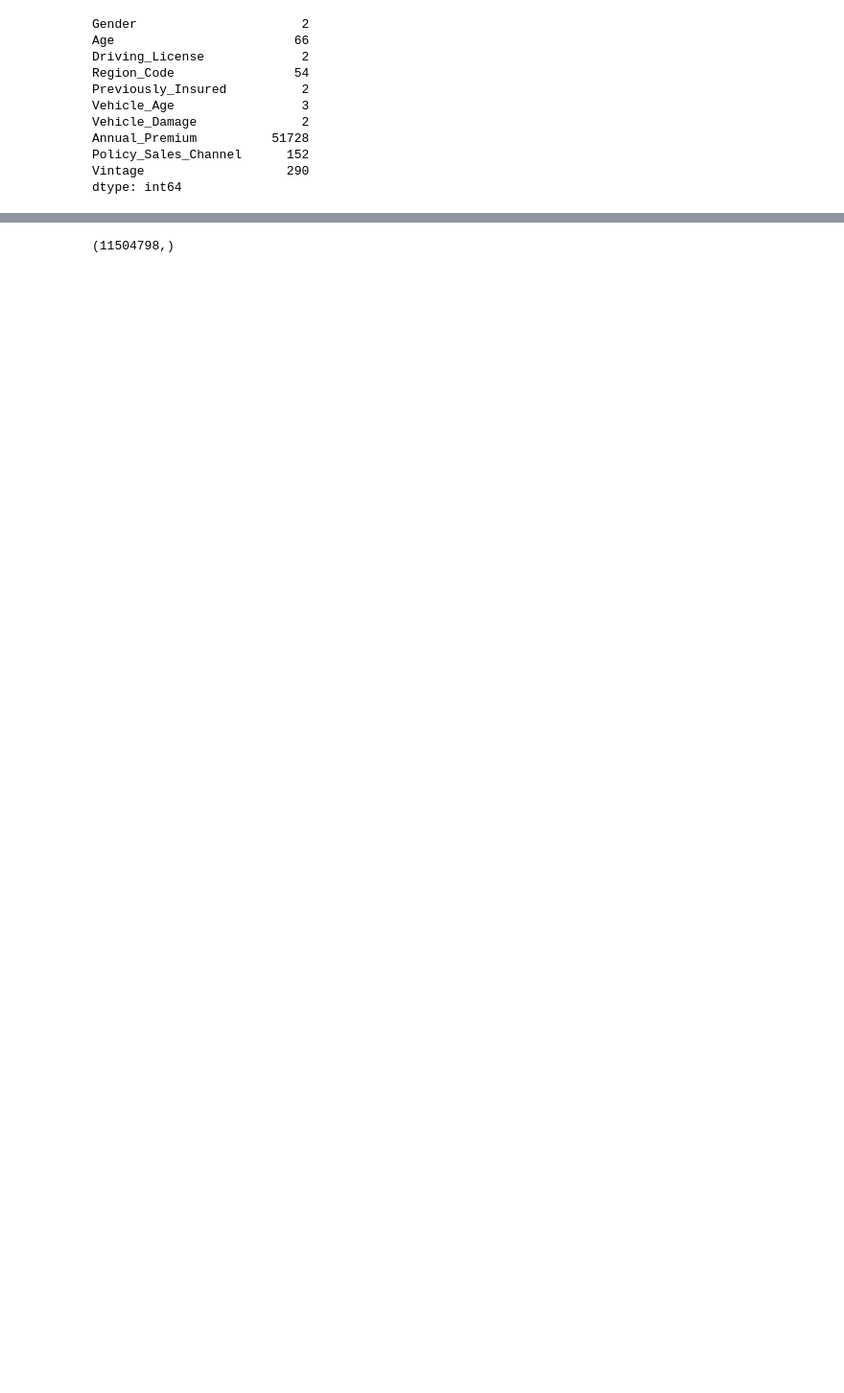
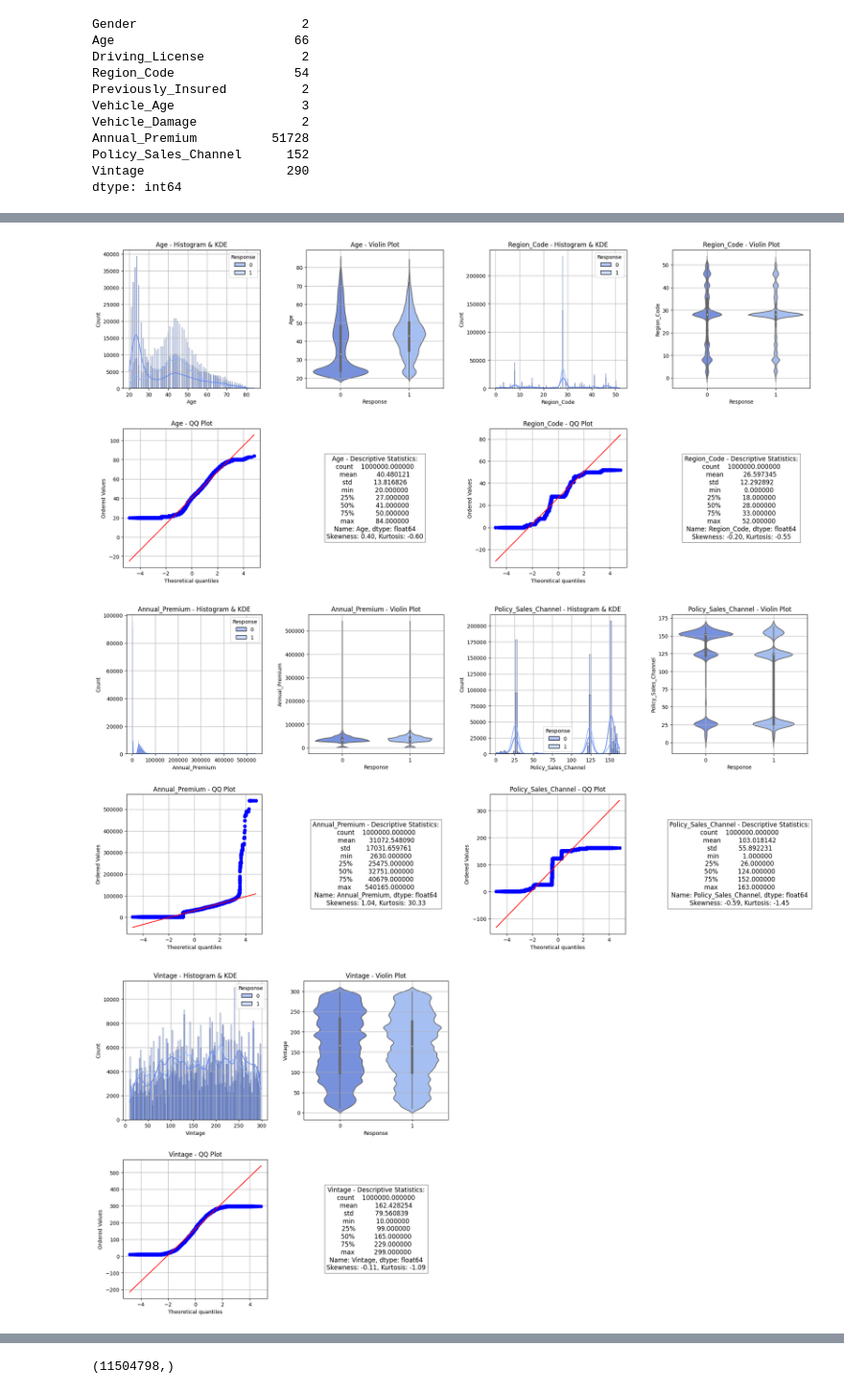
Before and after one commit to baseershah7/Kaggle-Notebooks, a Jupyter notebook: notebook9764b5cd1a.ipynb, the cells around one changed output, grey strips where cells are left out. Shown at 96% size. Saved outputs shown, nothing was run; the diff lists cells and outputs as text; code cells hidden in the pictures; blank space fills up the shorter version.

```diff
--- a/notebook9764b5cd1a.ipynb
+++ b/notebook9764b5cd1a.ipynb
@@ -338,0 +282,52 @@ test[features_to_scale] = scaler.transform(test[features_to_scale])
+# %%
+import warnings
+
+def plot_continuous_distribution(df, features, target, sample_size=1000000):
+    num_features = len(features)
+
+    df_sample = df.groupby(target, group_keys=False).apply(lambda x: x.sample(min(len(x), sample_size // df[target].nunique()), random_state=42))
+
+    for i in range(0, num_features, 2):
+        fig, axes = plt.subplots(2, 4, figsize=(20, 10))
+
+        for j in range(2):
+            if i + j < num_features:
+                feature = features[i + j]
+
+                with warnings.catch_warnings():
+                    warnings.simplefilter(action='ignore', category=FutureWarning)
+
+                    sns.histplot(df_sample, x=feature, hue=target, kde=True, ax=axes[0, j*2], palette=palette)
+                    axes[0, j*2].set_title(f'{feature} - Histogram & KDE')
+                    axes[0, j*2].grid(True)
+
+                    sns.violinplot(x=target, y=feature, data=df_sample, ax=axes[0, j*2+1], palette=palette)
+                    axes[0, j*2+1].set_title(f'{feature} - Violin Plot')
+                    axes[0, j*2+1].grid(True)
+
+                stats.probplot(df_sample[feature], dist="norm", plot=axes[1, j*2])
+                axes[1, j*2].get_lines()[1].set_color('red')
+                axes[1, j*2].set_title(f'{feature} - QQ Plot')
+                axes[1, j*2].grid(True)
+
+                desc_stats = df_sample[feature].describe()
+                skewness = df_sample[feature].skew()
+                kurtosis = df_sample[feature].kurt()
+                stats_text = (f'{feature} - Descriptive Statistics:\n{desc_stats}\n'
+                              f'Skewness: {skewness:.2f}, Kurtosis: {kurtosis:.2f}')
+                axes[1, j*2+1].text(0.5, 0.5, stats_text, ha='center', va='center', fontsize=12,
+                                    transform=axes[1, j*2+1].transAxes, bbox=dict(facecolor='white', alpha=0.5))
+                axes[1, j*2+1].axis('off')
+            else:
+                for k in range(2):
+                    axes[0, j*2+k].axis('off')
+                    axes[1, j*2+k].axis('off')
+
+        plt.tight_layout(pad=3.0)
+        plt.show()
+
+plot_continuous_distribution(train, continuous_features, 'Response')
+# %% [output]
+[figure, added]
+[figure, added]
+[figure, added]
```
Also changed, not shown: parts of 81 cells of this notebook.
